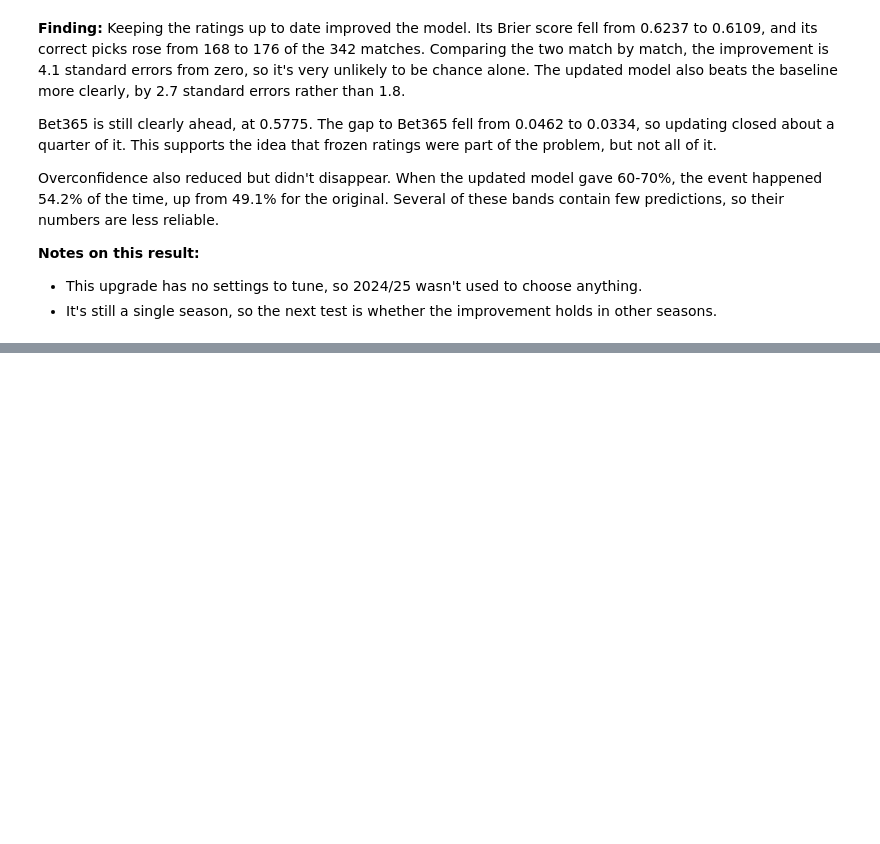
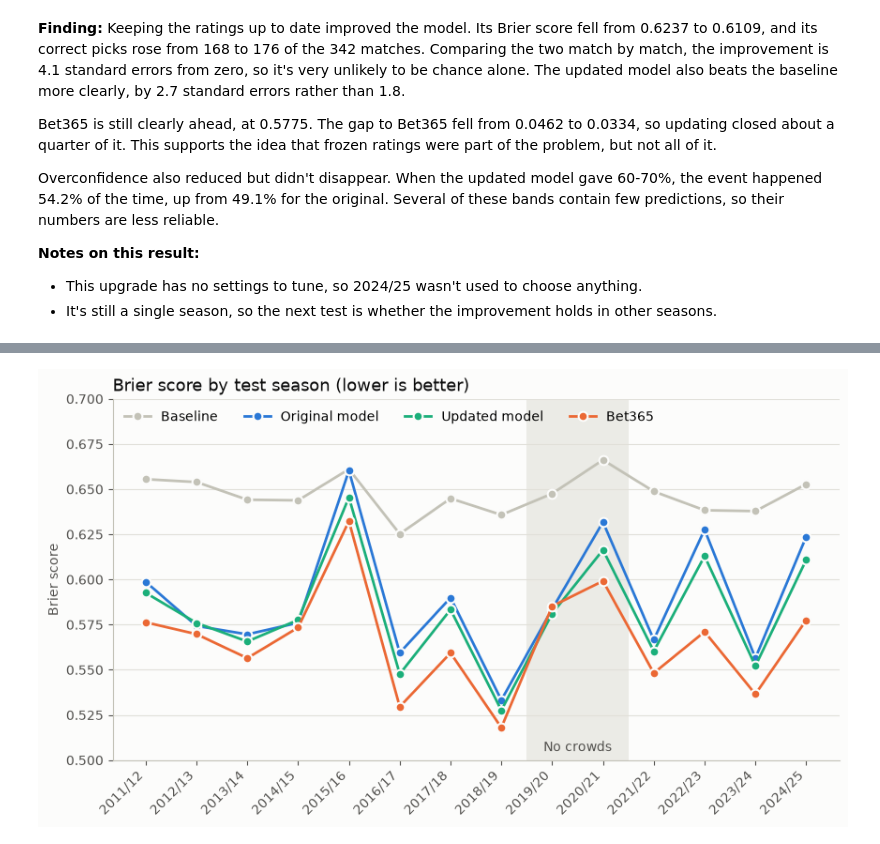
Before and after one commit to Yurieb/premier-league-match-predictor, a Jupyter notebook: football_model.ipynb, the cells around one changed output, grey strips where cells are left out. Saved outputs shown, nothing was run; the diff lists cells and outputs as text; code cells hidden in the pictures; blank space fills up the shorter version.

```diff
--- a/football_model.ipynb
+++ b/football_model.ipynb
@@ -1289,0 +1304,11 @@ Overconfidence also reduced but didn't disappear. When the updated model gave 60
+# %%
+from model import load_season, evaluate_test_season, PREDICTORS
+
+# Download every season from 2008/09, because the first test season (2011/12) needs three earlier seasons to train on
+FIRST_YEAR, LAST_YEAR = 2008, 2024
+all_seasons = [load_season(year) for year in range(FIRST_YEAR, LAST_YEAR + 1)]
+
+# Check that each season has 380 matches with no missing values
+for season in all_seasons:
+    print(season["Season"].iloc[0], len(season), "matches, missing values:", season.isna().sum().sum(),
+          "| from", season["Date"].min().date(), "to", season["Date"].max().date())
@@ -1289,0 +1429,26 @@ Overconfidence also reduced but didn't disappear. When the updated model gave 60
+# %%
+fig, ax = plt.subplots(figsize=(10, 5))
+
+# Shade the seasons without crowds, so that they're easy to spot
+season_positions = {season: number for number, season in enumerate(by_season.index)}
+for season in NO_CROWDS:
+    ax.axvspan(season_positions[season] - 0.5, season_positions[season] + 0.5, color=GRID, alpha=0.6, linewidth=0)
+ax.text(season_positions["2019/20"] + 0.5, 0.505, "No crowds", ha="center", color=MUTED_TEXT)
+
+# One line per predictor. The baseline is grey, because it's only a reference point.
+for name, colour in [("Baseline", AXIS), ("Original model", BLUE), ("Updated model", GREEN), ("Bet365", ORANGE)]:
+    ax.plot(range(len(by_season)), by_season[name], label=name, color=colour, linewidth=2,
+            marker="o", markersize=7, markeredgecolor=BACKGROUND, markeredgewidth=1.5)
+
+ax.set_xticks(range(len(by_season)))
+ax.set_xticklabels(by_season.index, rotation=45, ha="right")
+ax.set_title("Brier score by test season (lower is better)")
+ax.set_ylabel("Brier score")
+ax.set_ylim(0.5, 0.7)     # Zoomed in to show the gaps. Brier scores can range from 0 to 2.
+ax.grid(axis="x", visible=False)
+ax.legend(frameon=False, ncol=4, loc="upper left")
+
+fig.savefig("images/brier_by_season.png", dpi=150, bbox_inches="tight")
+plt.show()
+# %% [output]
+[figure, added]
```
Also changed, not shown: parts of 5 cells of this notebook, 4 other files.
